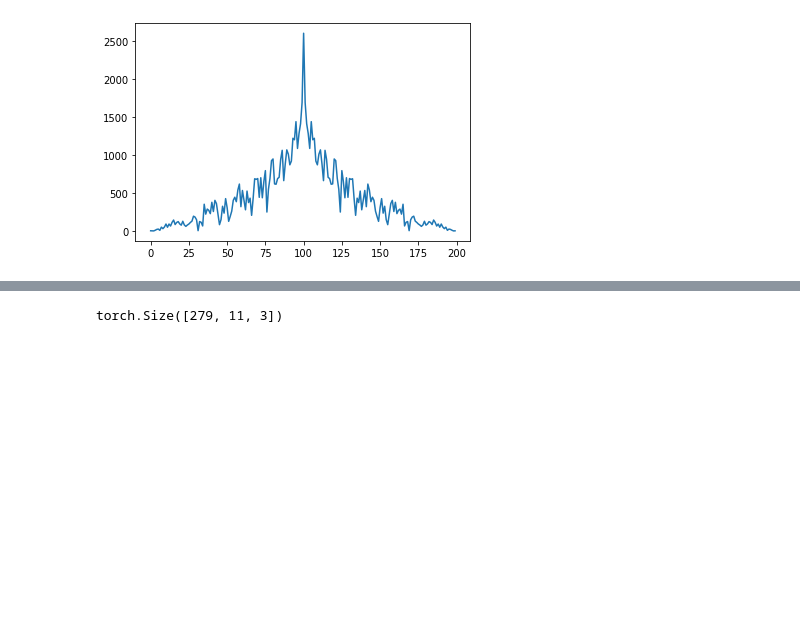
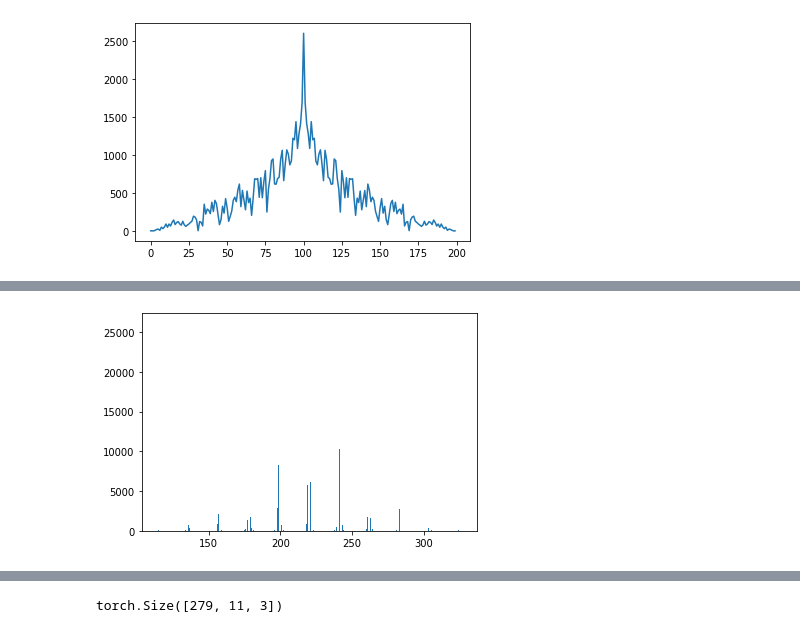
Before and after one commit to akarshkumar0101/basketball-rl, a Jupyter notebook: modeling/modeling.ipynb, the cells around one changed output, grey strips where cells are left out. Saved outputs shown, nothing was run; the diff lists cells and outputs as text; code cells hidden in the pictures; blank space fills up the shorter version.

```diff
--- a/modeling/modeling.ipynb
+++ b/modeling/modeling.ipynb
@@ -31,0 +49,8 @@ mbd = torch.load('data_processed/mbd')
+# %%
+dcs = discrete_prob.DiscretizeContinuousSpace(np.full(2, fill_value=-constants.max_speed_ball*.7, dtype=float),
+                                              np.full(2, fill_value=+constants.max_speed_ball*.7, dtype=float),
+                                              np.full(2, fill_value=21, dtype=int))
+# %%
+plt.hist(dcs.vec2bin_torch(v[:, 1:, :2].reshape(-1, 2)).numpy(), bins=21*21);
+# %% [output]
+[figure, added]
```
Also changed, not shown: parts of 10 cells of this notebook, 1 other file.
